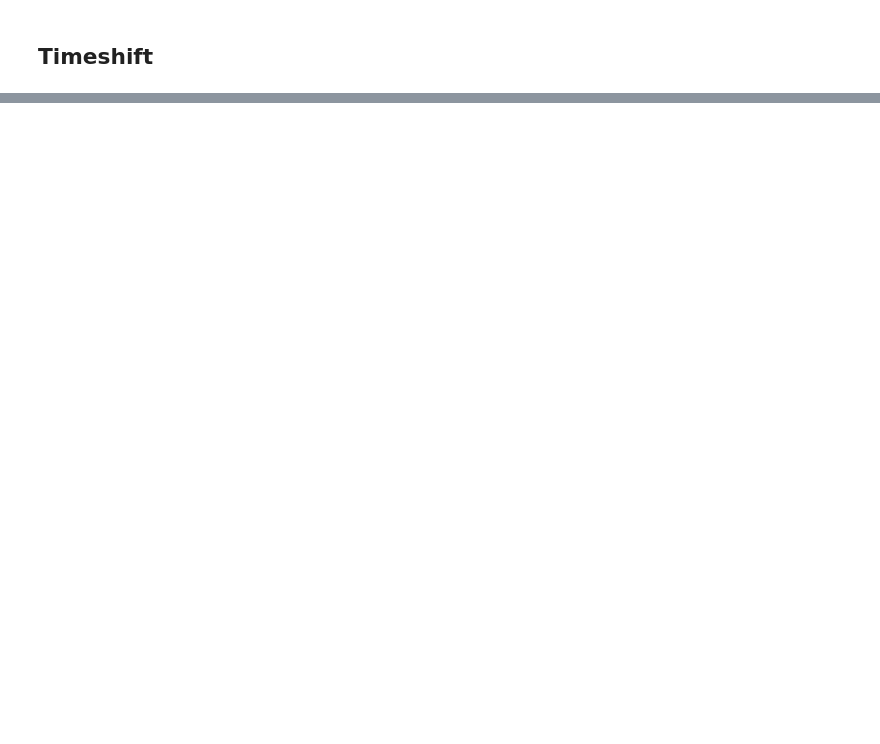
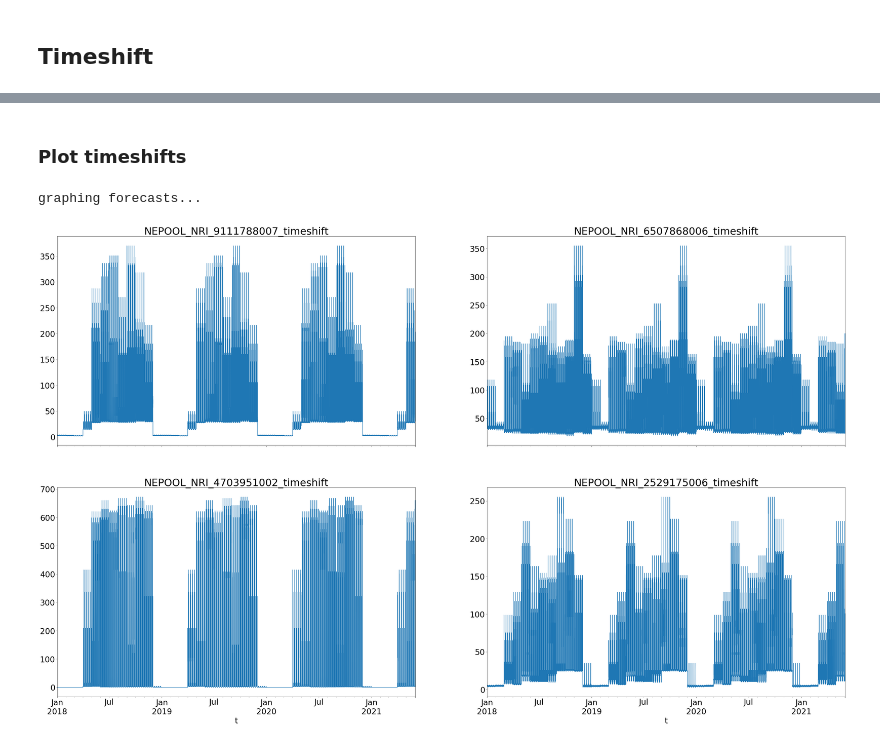
Before and after one commit to stevenhurwitt/LA-tools, a Jupyter notebook: EWX_Forecast/IDR_download_timeshift.ipynb, the cells around one changed output, grey strips where cells are left out. Drawn from its saved outputs; the diff is of its cells as text; code cells hidden in the pictures; blank space fills up the shorter version.

```diff
--- a/EWX_Forecast/IDR_download_timeshift.ipynb
+++ b/EWX_Forecast/IDR_download_timeshift.ipynb
@@ -288,0 +181,4 @@ current.to_csv('Chasity_timeshift.csv')
+# %%
+index = [0, 2, 4, 6]
+filenames = list(file_df.files[index])
+filenames
@@ -288,0 +190,14 @@ current.to_csv('Chasity_timeshift.csv')
+# %%
+ts_data = []
+
+for m in filenames:
+    print('reading meter {}'.format(m))
+    meter = m.split('.')[0]
+    idr = ewx.read_idr(m, None)
+    idr.columns = [m]
+    idr.fillna(0, inplace = True)
+    ts_data.append((meter, idr))
+
+ts_data = dict(ts_data)
+print('read data into dict w/ {} elements.'.format(len(ts_data.keys())))
+datasets = list(ts_data.keys())
@@ -288,0 +210,3 @@ current.to_csv('Chasity_timeshift.csv')
+# %%
+ts_master = ewx.merge_idr(ts_data)
+ts_master.fillna(0, inplace = True)
@@ -288,0 +231,3 @@ current.to_csv('Chasity_timeshift.csv')
+# %%
+shift_yr = [a.year > 2017 for a in ts_master.index]
+ts_master[shift_yr].head()
@@ -288,0 +242,7 @@ current.to_csv('Chasity_timeshift.csv')
+# %% [markdown]
+### Plot timeshifts
+# %%
+ewx.iter_plot(ts_master[shift_yr])
+# %% [output]
+graphing forecasts...
+[figure, added]
```
Also changed, not shown: parts of 37 cells of this notebook.
